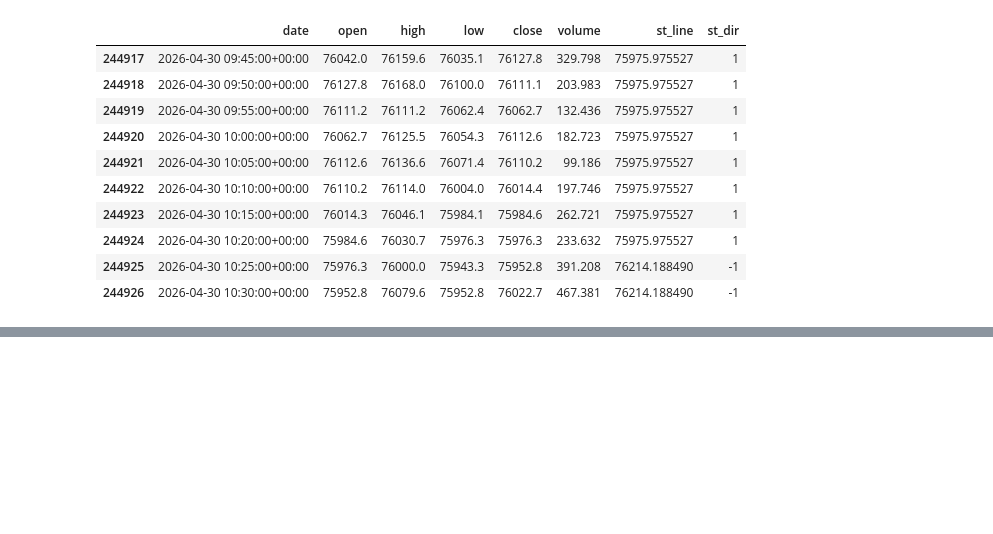
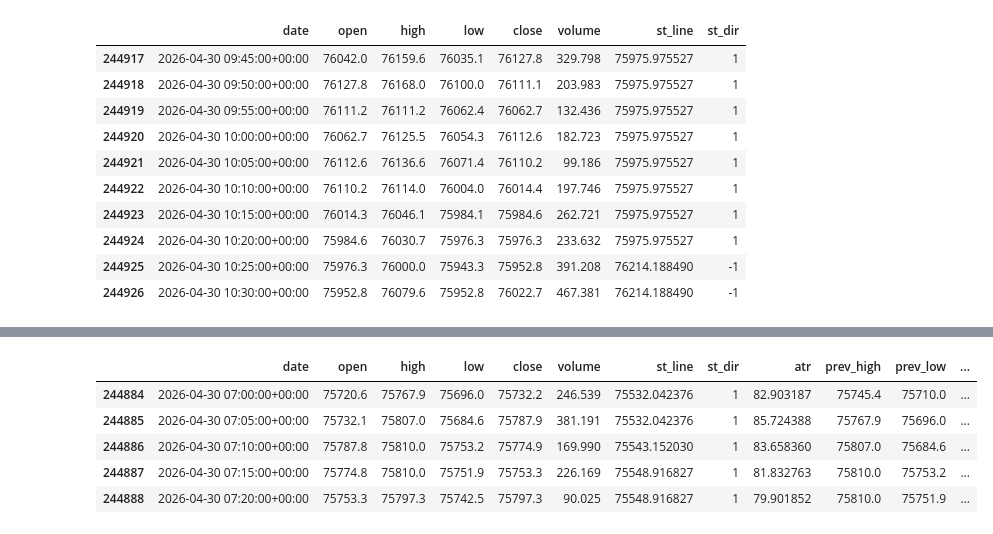
Before and after one commit to Saam0/freqtrade, a Jupyter notebook: user_data/notebooks/test_MySupertrand_V5.ipynb, the cells around one changed output, grey strips where cells are left out. Saved outputs shown, nothing was run; the diff lists cells and outputs as text; code cells hidden in the pictures; blank space fills up the shorter version.

```diff
--- a/user_data/notebooks/test_MySupertrand_V5.ipynb
+++ b/user_data/notebooks/test_MySupertrand_V5.ipynb
@@ -63,2 +120,12 @@ dataframe.tail(10)
+# %%
+dataframe['enter_long']= np.where((dataframe['st_dir']==1) & (dataframe['close']<=dataframe['entry_price_anchor']), 1, 0)
+dataframe[dataframe['enter_long']==True].tail(5)
+# %% [output]
+|  | date | open | high | low | close | volume | st_line | st_dir | atr | prev_high | prev_low | ... |
+| 244884 | 2026-04-30 07:00:00+00:00 | 75720.6 | 75767.9 | 75696.0 | 75732.2 | 246.539 | 75532.042376 | 1 | 82.903187 | 75745.4 | 75710.0 | ... |
+| 244885 | 2026-04-30 07:05:00+00:00 | 75732.1 | 75807.0 | 75684.6 | 75787.9 | 381.191 | 75532.042376 | 1 | 85.724388 | 75767.9 | 75696.0 | ... |
+| 244886 | 2026-04-30 07:10:00+00:00 | 75787.8 | 75810.0 | 75753.2 | 75774.9 | 169.990 | 75543.152030 | 1 | 83.658360 | 75807.0 | 75684.6 | ... |
+| 244887 | 2026-04-30 07:15:00+00:00 | 75774.8 | 75810.0 | 75751.9 | 75753.3 | 226.169 | 75548.916827 | 1 | 81.832763 | 75810.0 | 75753.2 | ... |
+| 244888 | 2026-04-30 07:20:00+00:00 | 75753.3 | 75797.3 | 75742.5 | 75797.3 | 90.025 | 75548.916827 | 1 | 79.901852 | 75810.0 | 75751.9 | ... |
 # %%
 %pip install plotly
```
Also changed, not shown: parts of 7 cells of this notebook, 2 other files.
